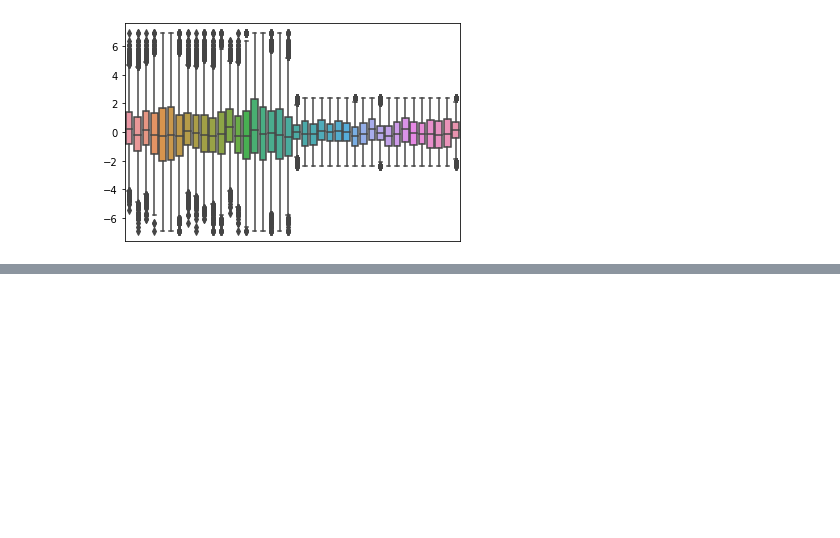
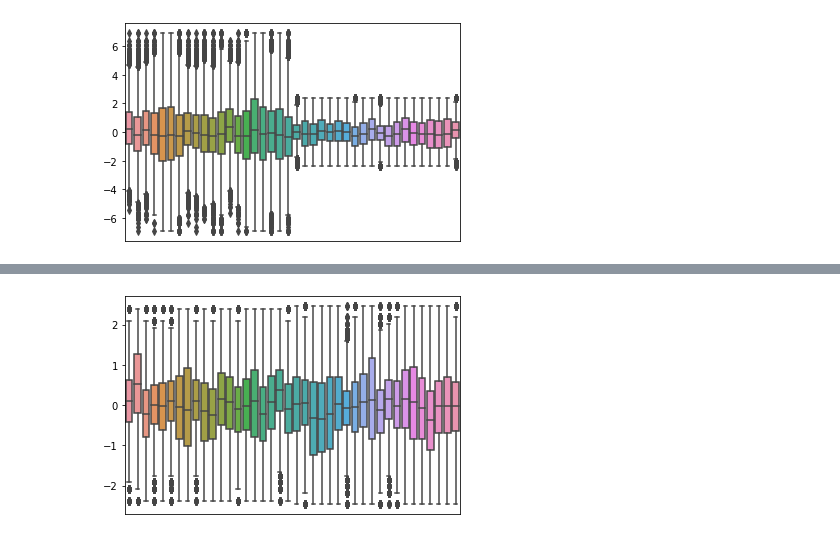
Before and after one commit to colombelli/bioinformatics-ml, a Jupyter notebook: Data Processing/cumida npn data investigation.ipynb, the cells around one changed output, grey strips where cells are left out. Cells and saved outputs as stored; diff of their text form; code cells hidden in the pictures; blank space fills up the shorter version.

```diff
--- a/Data Processing/cumida npn data investigation.ipynb
+++ b/Data Processing/cumida npn data investigation.ipynb
@@ -156,0 +175,5 @@ x.set(xlabel=None)
+# %%
+dfConc = pd.concat([df1.T, df2.T]).T
+boxplot_df(dfConc)
+# %% [output]
+[figure, added]
```
Also changed, not shown: parts of 11 cells of this notebook, 4 other files.
